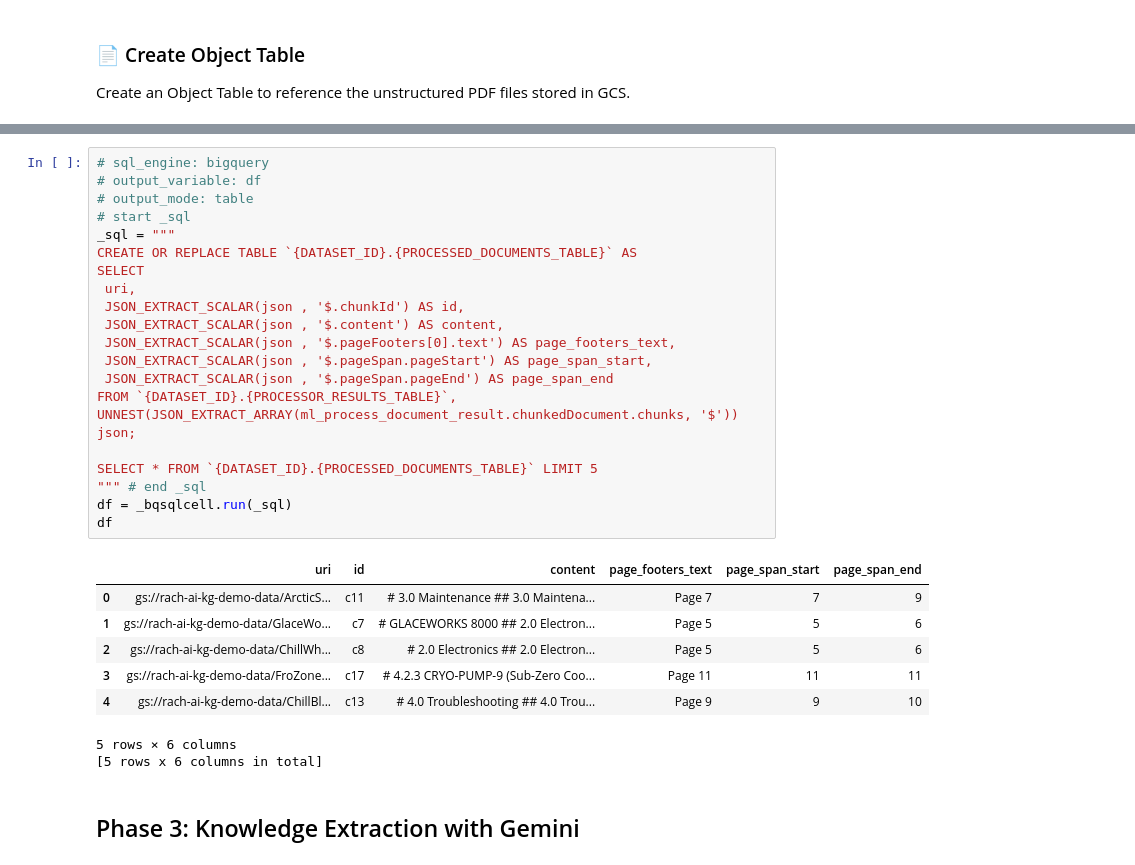
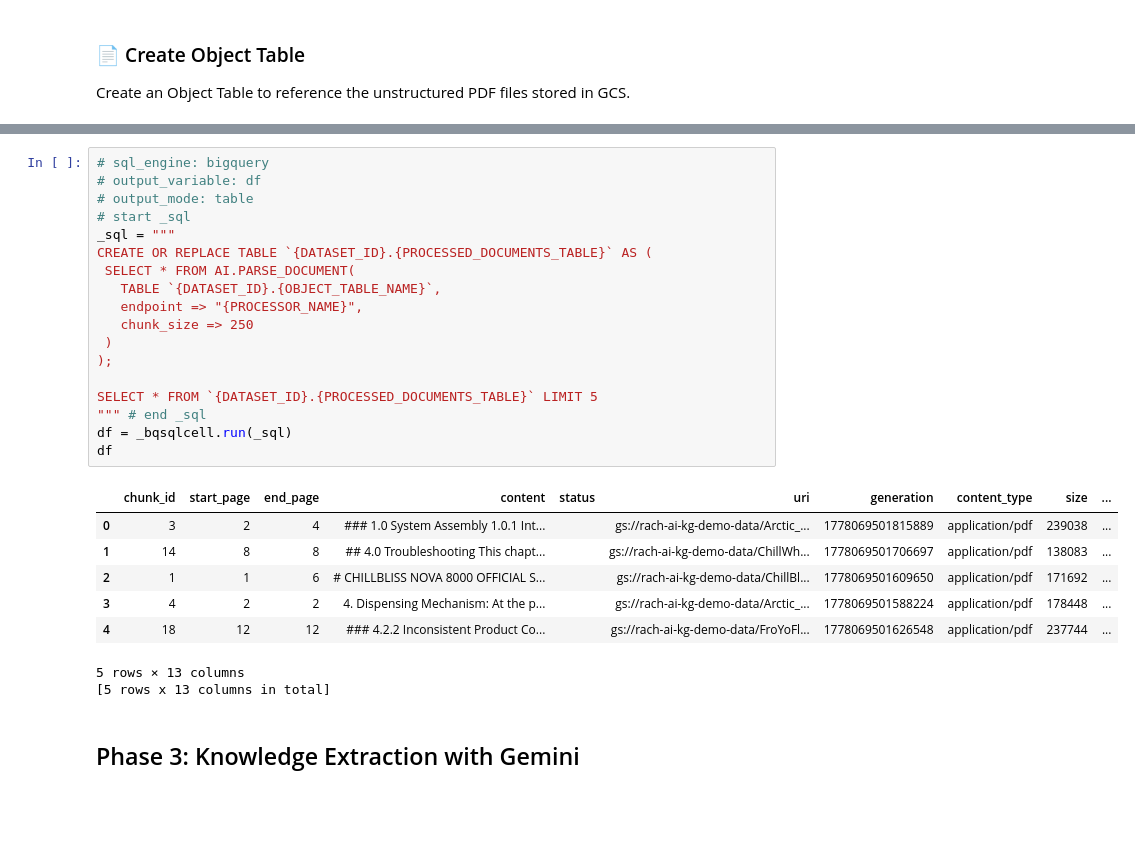
Before and after one commit to GoogleCloudPlatform/devrel-demos, a Jupyter notebook: data-analytics/knowledge_graph_demo/kg_demo_template.ipynb, the cells around one changed output, grey strips where cells are left out. Saved outputs shown, nothing was run; the diff lists cells and outputs as text; blank space fills up the shorter version.

Commit message:
refactor: update knowledge graph notebook to use AI.PARSE_DOCUMENT

```diff
--- a/data-analytics/knowledge_graph_demo/kg_demo_template.ipynb
+++ b/data-analytics/knowledge_graph_demo/kg_demo_template.ipynb
@@ -204,33 +158,30 @@ This gives us a clean table of text snippets ready for the LLM.
-# %%
-# sql_engine: bigquery
-# output_variable: df
-# output_mode: table
-# start _sql
-_sql = """
-CREATE OR REPLACE TABLE `{DATASET_ID}.{PROCESSED_DOCUMENTS_TABLE}` AS
-SELECT
- uri,
- JSON_EXTRACT_SCALAR(json , '$.chunkId') AS id,
- JSON_EXTRACT_SCALAR(json , '$.content') AS content,
- JSON_EXTRACT_SCALAR(json , '$.pageFooters[0].text') AS page_footers_text,
- JSON_EXTRACT_SCALAR(json , '$.pageSpan.pageStart') AS page_span_start,
- JSON_EXTRACT_SCALAR(json , '$.pageSpan.pageEnd') AS page_span_end
-FROM `{DATASET_ID}.{PROCESSOR_RESULTS_TABLE}`,
-UNNEST(JSON_EXTRACT_ARRAY(ml_process_document_result.chunkedDocument.chunks, '$')) json;
-
-SELECT * FROM `{DATASET_ID}.{PROCESSED_DOCUMENTS_TABLE}` LIMIT 5
-""" # end _sql
-df = _bqsqlcell.run(_sql)
-df
-# %% [output]
-|  | uri | id | content | page_footers_text | page_span_start | page_span_end |
-| 0 | gs://rach-ai-kg-demo-data/ArcticS... | c11 | # 3.0 Maintenance ## 3.0 Maintena... | Page 7 | 7 | 9 |
-| 1 | gs://rach-ai-kg-demo-data/GlaceWo... | c7 | # GLACEWORKS 8000 ## 2.0 Electron... | Page 5 | 5 | 6 |
-| 2 | gs://rach-ai-kg-demo-data/ChillWh... | c8 | # 2.0 Electronics ## 2.0 Electron... | Page 5 | 5 | 6 |
-| 3 | gs://rach-ai-kg-demo-data/FroZone... | c17 | # 4.2.3 CRYO-PUMP-9 (Sub-Zero Coo... | Page 11 | 11 | 11 |
-| 4 | gs://rach-ai-kg-demo-data/ChillBl... | c13 | # 4.0 Troubleshooting ## 4.0 Trou... | Page 9 | 9 | 10 |
-5 rows × 6 columns
-[5 rows x 6 columns in total]
+# %%
+# sql_engine: bigquery
+# output_variable: df
+# output_mode: table
+# start _sql
+_sql = """
+CREATE OR REPLACE TABLE `{DATASET_ID}.{PROCESSED_DOCUMENTS_TABLE}` AS (
+ SELECT * FROM AI.PARSE_DOCUMENT(
+   TABLE `{DATASET_ID}.{OBJECT_TABLE_NAME}`,
+   endpoint => "{PROCESSOR_NAME}",
+   chunk_size => 250
+ )
+);
+
+SELECT * FROM `{DATASET_ID}.{PROCESSED_DOCUMENTS_TABLE}` LIMIT 5
+""" # end _sql
+df = _bqsqlcell.run(_sql)
+df
+# %% [output]
+|  | chunk_id | start_page | end_page | content | status | uri | generation | content_type | size | ... |
+| 0 | 3 | 2 | 4 | ### 1.0 System Assembly 1.0.1 Int... |  | gs://rach-ai-kg-demo-data/Arctic_... | 1778069501815889 | application/pdf | 239038 | ... |
+| 1 | 14 | 8 | 8 | ## 4.0 Troubleshooting This chapt... |  | gs://rach-ai-kg-demo-data/ChillWh... | 1778069501706697 | application/pdf | 138083 | ... |
+| 2 | 1 | 1 | 6 | # CHILLBLISS NOVA 8000 OFFICIAL S... |  | gs://rach-ai-kg-demo-data/ChillBl... | 1778069501609650 | application/pdf | 171692 | ... |
+| 3 | 4 | 2 | 2 | 4. Dispensing Mechanism: At the p... |  | gs://rach-ai-kg-demo-data/Arctic_... | 1778069501588224 | application/pdf | 178448 | ... |
+| 4 | 18 | 12 | 12 | ### 4.2.2 Inconsistent Product Co... |  | gs://rach-ai-kg-demo-data/FroYoFl... | 1778069501626548 | application/pdf | 237744 | ... |
+5 rows × 13 columns
+[5 rows x 13 columns in total]
 # %% [markdown]
 ## Phase 3: Knowledge Extraction with Gemini
 # %% [markdown]
```
Also changed, not shown: parts of 16 cells of this notebook.
